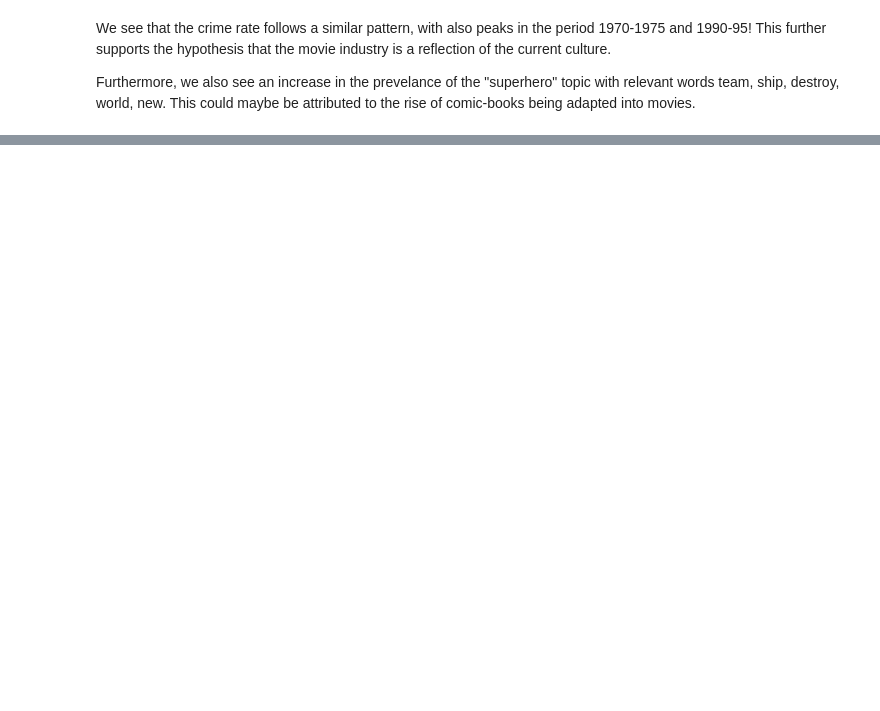
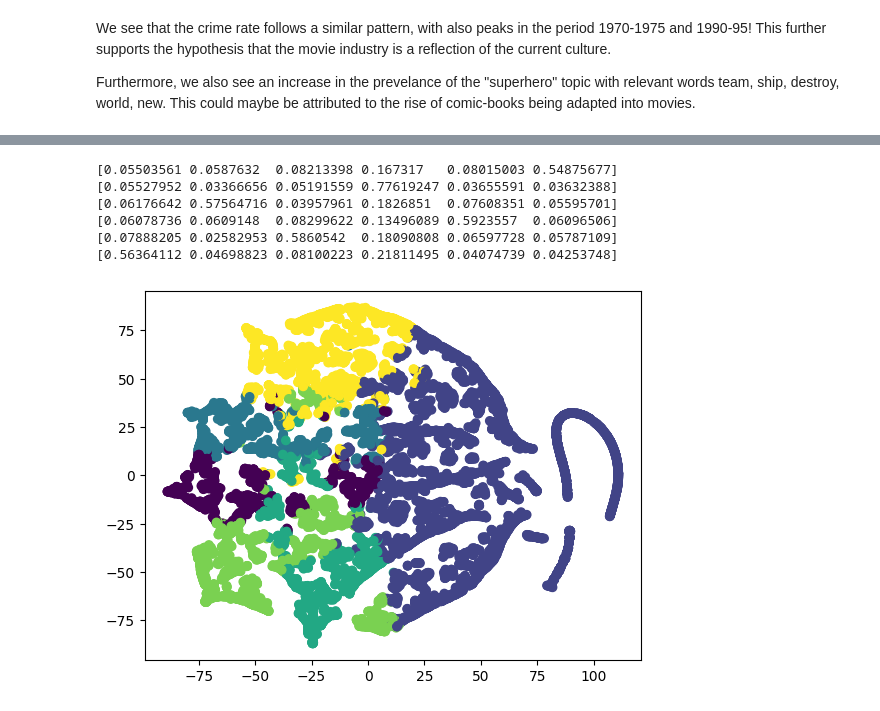
Before and after one commit to epfl-ada/ada-2023-project-msosm, a Jupyter notebook: plot_clustering.ipynb, the cells around one changed output, grey strips where cells are left out. Cells and saved outputs as stored; diff of their text form; code cells hidden in the pictures; blank space fills up the shorter version.

```diff
--- a/plot_clustering.ipynb
+++ b/plot_clustering.ipynb
@@ -626,0 +682,35 @@ Furthermore, we also see an increase in the prevelance of the "superhero" topic
+# %%
+
+movie_topic_distr = plot_summaries.query("release_year < 2010 and release_year > 2000")["6-topic model distibution"]
+data_points = []
+for distr in movie_topic_distr:
+    new_row = [0,0,0,0,0,0]
+    for (topic, value) in distr:
+        new_row[topic] = value
+    data_points.append(new_row)
+
+data_points = pd.DataFrame(data_points)
+#print(data_points)
+# %%
+data_reduced = TSNE(n_components=2, init='random', learning_rate='auto', random_state=0).fit_transform(data_points)
+# %%
+kmeans = KMeans(n_clusters=6, random_state=0).fit(data_points)
+# %%
+
+
+labels = kmeans.predict(data_points)
+#data_reduced = pca.transform(data_points)
+plt.scatter(data_reduced[:,0], data_reduced[:,1], c=labels)
+
+for c in kmeans.cluster_centers_:
+    #c = pca.transform([c])
+    #plt.scatter(c[0][0], c[0][1], marker="x", color="red")
+    print(c)
+# %% [output]
+[0.05503561 0.0587632  0.08213398 0.167317   0.08015003 0.54875677]
+[0.05527952 0.03366656 0.05191559 0.77619247 0.03655591 0.03632388]
+[0.06176642 0.57564716 0.03957961 0.1826851  0.07608351 0.05595701]
+[0.06078736 0.0609148  0.08299622 0.13496089 0.5923557  0.06096506]
+[0.07888205 0.02582953 0.5860542  0.18090808 0.06597728 0.05787109]
+[0.56364112 0.04698823 0.08100223 0.21811495 0.04074739 0.04253748]
+[figure, added]
```
Also changed, not shown: parts of 9 cells of this notebook.
